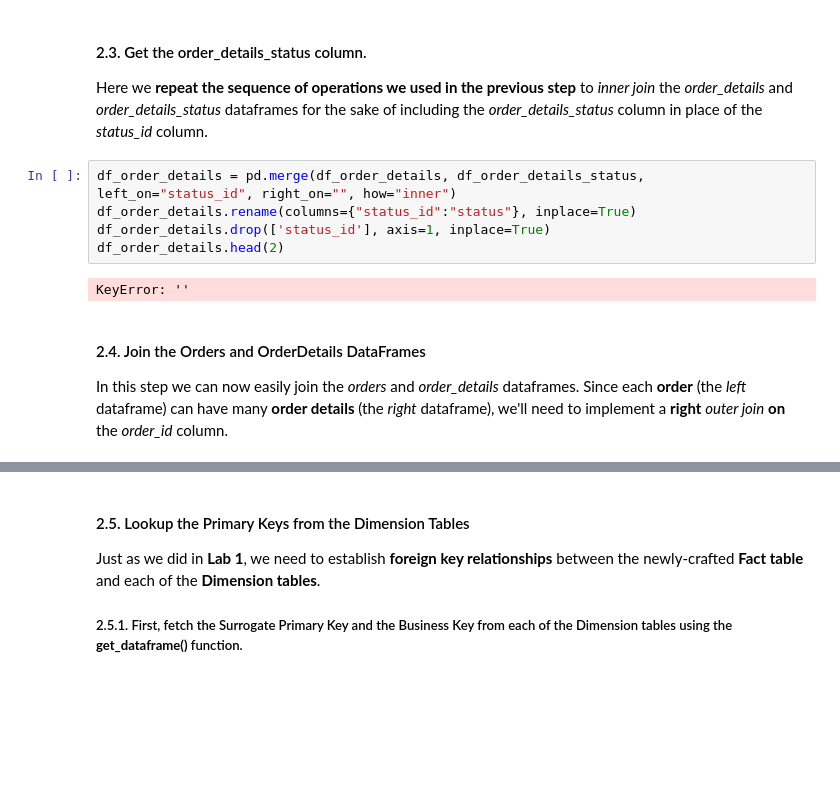
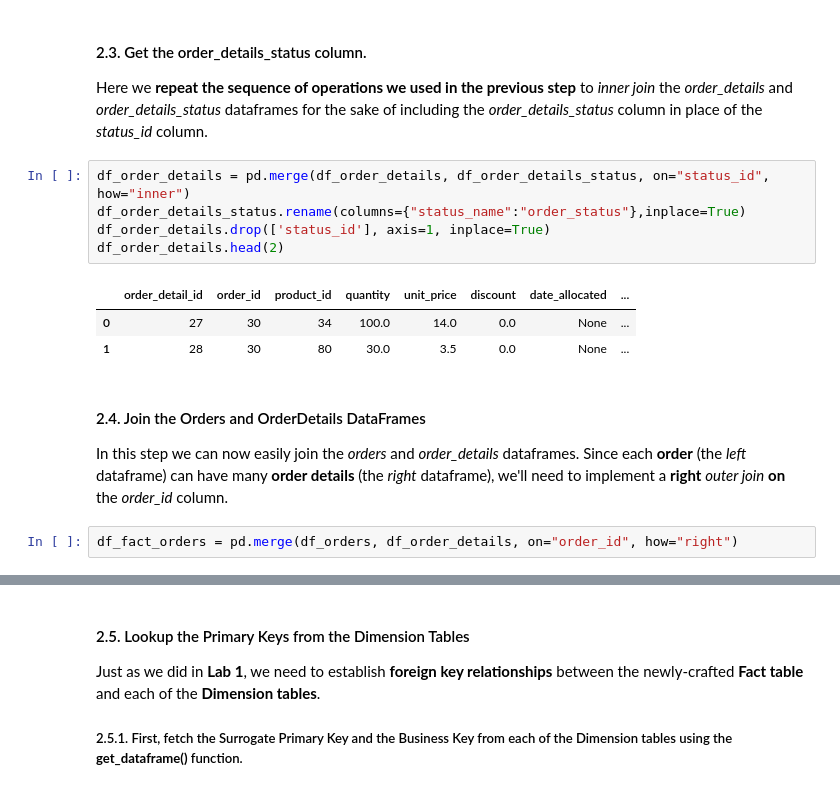
Before and after one commit to 22ai/DS-2002, a Jupyter notebook: 02-Python/Lab-03-Python-Extract-Transform-Load.ipynb, the cells around one changed output, grey strips where cells are left out. Drawn from its saved outputs; the diff is of its cells as text; blank space fills up the shorter version.

Commit message:
Merge branch 'main' of https://github.com/22ai/DS-2002

```diff
--- a/02-Python/Lab-03-Python-Extract-Transform-Load.ipynb
+++ b/02-Python/Lab-03-Python-Extract-Transform-Load.ipynb
@@ -281,14 +287,18 @@ df_orders.head(2)
 #### 2.3. Get the order_details_status column.
 Here we **repeat the sequence of operations we used in the previous step** to *inner join* the *order_details* and *order_details_status* dataframes for the sake of including the *order_details_status* column in place of the *status_id* column.
 # %%
-df_order_details = pd.merge(df_order_details, df_order_details_status, left_on="status_id", right_on="", how="inner")
-df_order_details.rename(columns={"status_id":"status"}, inplace=True)
+df_order_details = pd.merge(df_order_details, df_order_details_status, on="status_id", how="inner")
+df_order_details_status.rename(columns={"status_name":"order_status"},inplace=True)
 df_order_details.drop(['status_id'], axis=1, inplace=True)
 df_order_details.head(2)
 # %% [output]
-KeyError: ''
+|  | order_detail_id | order_id | product_id | quantity | unit_price | discount | date_allocated | ... |
+| 0 | 27 | 30 | 34 | 100.0 | 14.0 | 0.0 | None | ... |
+| 1 | 28 | 30 | 80 | 30.0 | 3.5 | 0.0 | None | ... |
 # %% [markdown]
 #### 2.4. Join the Orders and OrderDetails DataFrames
 In this step we can now easily join the *orders* and *order_details* dataframes. Since each **order** (the *left* dataframe) can have many **order details** (the *right* dataframe), we'll need to implement a **right** *outer join* **on** the *order_id* column.
+# %%
+df_fact_orders = pd.merge(df_orders, df_order_details, on="order_id", how="right")
 # %%
 df_fact_orders.shape
```
Also changed, not shown: parts of 17 cells of this notebook, 4 other files.
